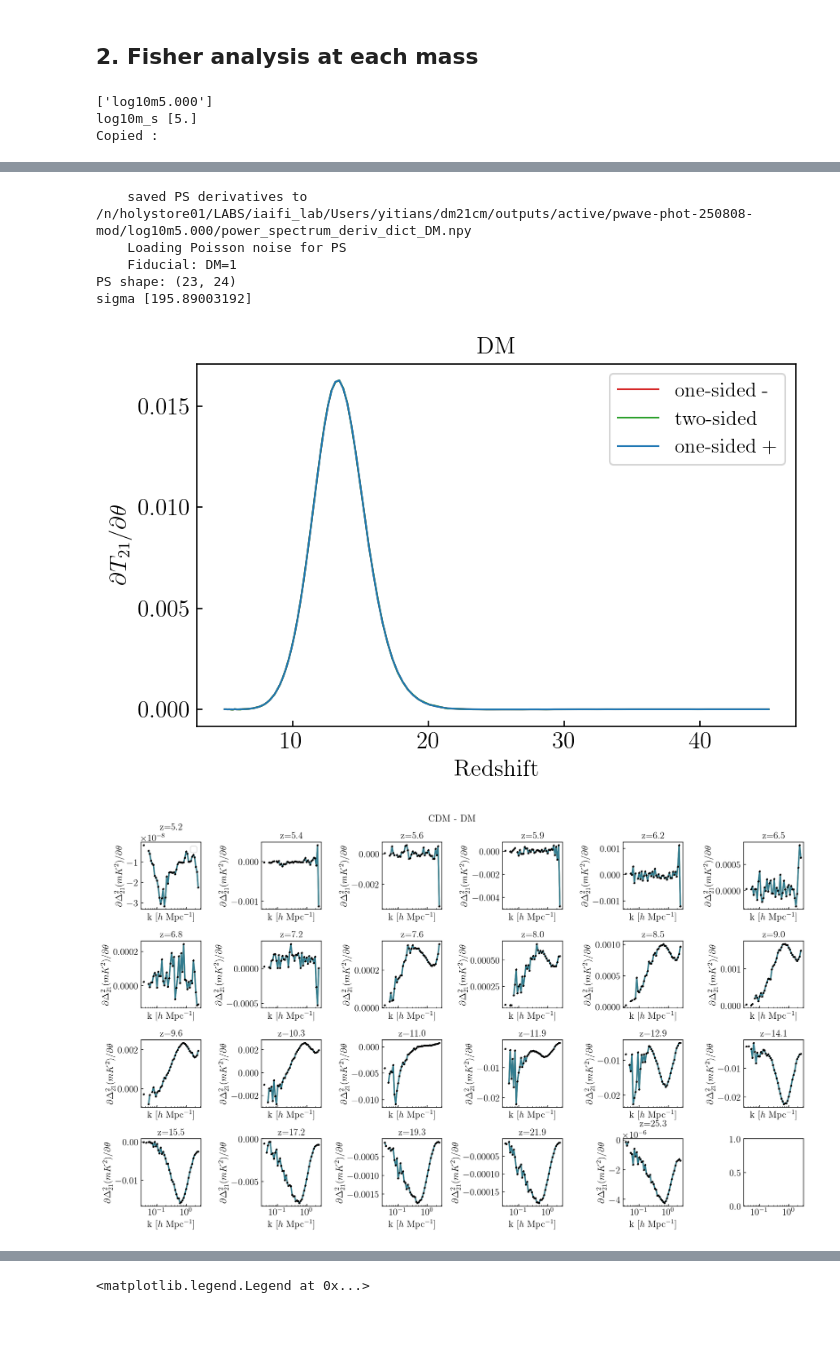
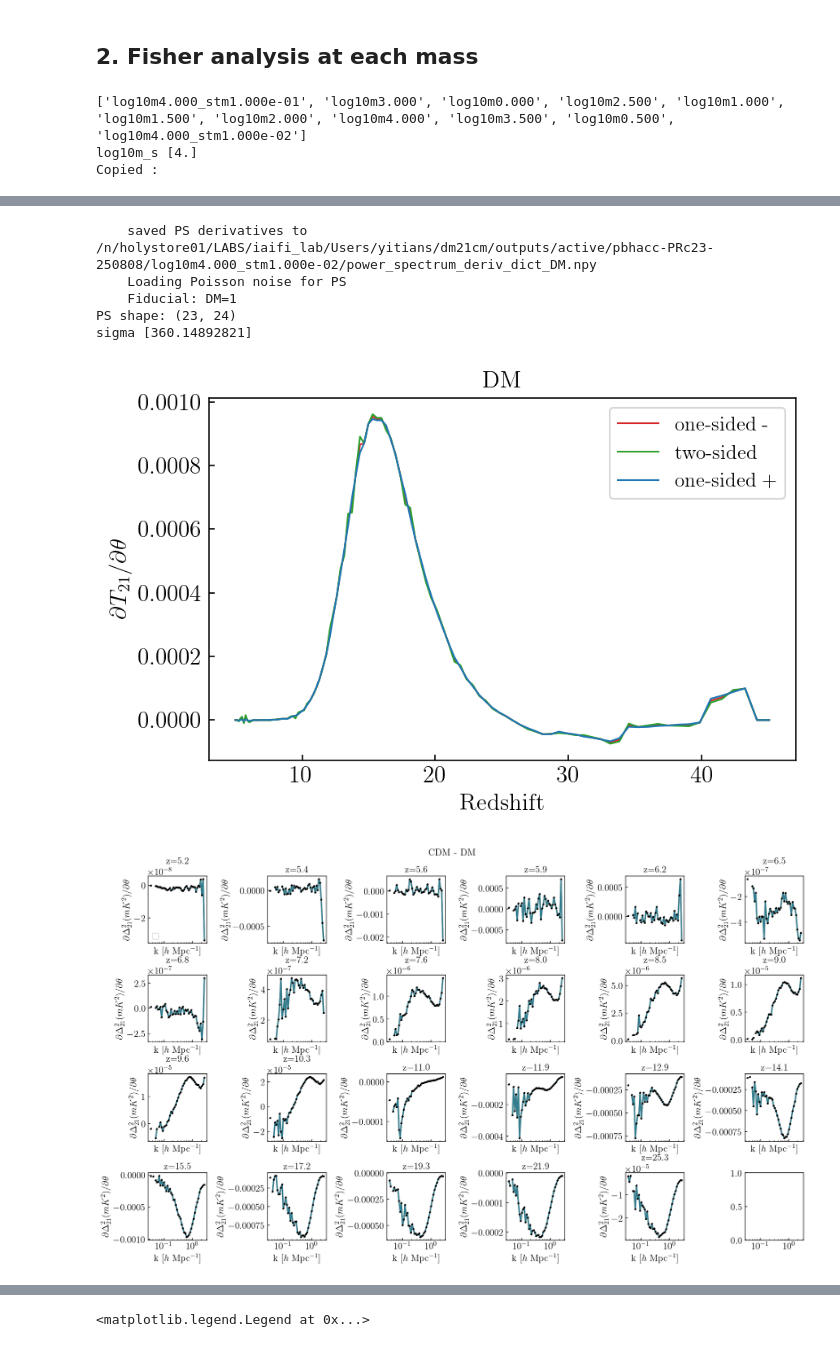
Before and after one commit to yitiansun/DM21cm, a Jupyter notebook: analysis/fisher.ipynb, the cells around one changed output, grey strips where cells are left out. Drawn from its saved outputs; the diff is of its cells as text; code cells hidden in the pictures.

```diff
--- a/analysis/fisher.ipynb
+++ b/analysis/fisher.ipynb
@@ -58,18 +58,22 @@ clear_output()
 # %%
 ! ls $outputs_dir/bkg -lt
 # %%
-run_name = 'pwave-phot-250808-mod'
+run_name = 'pbhacc-PRc23-250808'
 channel = run_name.rsplit('-', 1)[0]
 inj_dir = f"{outputs_dir}/active/{run_name}"
 print(os.listdir(inj_dir))
 
-# Get the simulated masses of the injected signal
-log10m_s = np.sort([
-    float(re.match(r'log10m([-\d\.]+)', d).group(1))
-    for d in os.listdir(inj_dir)
-    if re.match(r'log10m([-\d\.]+)', d)
-])
-# log10m_s = np.sort(log10m_s)
+stm = 0.01
+
+if stm == 1.:
+    log10m_s = np.sort([
+        float(re.match(r'log10m([-\d\.]+)', d).group(1))
+        for d in os.listdir(inj_dir)
+        if re.match(r'log10m([-\d\.]+)', d)
+    ])
+else:
+    log10m_s = np.array([4.])
+
 m_s = 10**log10m_s
 print('log10m_s', log10m_s)
 
@@ -77,39 +81,43 @@ EPSILON = 1e-6
 
 if channel == 'decay-phot':
     tau_s = decay_phot_lifetime(m_s)
-    inj_s = 1/tau_s
+    inj_s = 1/tau_s * stm
 elif channel == 'decay-elec':
     tau_s = decay_elec_lifetime(m_s)
-    inj_s = 1/tau_s
+    inj_s = 1/tau_s * stm
 elif channel.startswith('pwave-phot'):
     c_s = pwave_phot_c_sigma(m_s)
-    inj_s = c_s
+    inj_s = c_s * stm
 elif channel == 'pwave-elec':
     c_s = pwave_elec_c_sigma(m_s)
-    inj_s = c_s
+    inj_s = c_s * stm
 elif channel == 'pwave-tau':
     c_s = pwave_tau_c_sigma(m_s)
-    inj_s = c_s
+    inj_s = c_s * stm
 elif channel.startswith('pbhhr'):
     a_PBH = float(channel.split('-')[1][1:])
     f_s = pbhhr_f(m_s, a=a_PBH)
-    inj_s = f_s
+    inj_s = f_s * stm
 elif channel.startswith('pbhacc'):
     model = channel.split('-')[1]
     f_s = pbhacc_f(m_s, model)
-    inj_s = f_s
+    inj_s = f_s * stm
 
 # Copy the fiducial lightcone in each mass directory
 print('Copied :', end=' ')
 for m in m_s:
     source_file = f'{bkg_dir}/LightCone_z5.0_HIIDIM=128_BOXLEN=256_fisher_fid_r54321.h5'
-    target_file = f'{inj_dir}/log10m{np.log10(m):.3f}/LightCone_z5.0_HIIDIM=128_BOXLEN=256_fisher_fid_r54321.h5'
+    if stm != 1.:
+        m_dir = f'log10m{np.log10(m):.3f}_stm{stm:.3e}'
+    else:
+        m_dir = f'log10m{np.log10(m):.3f}'
+    target_file = f'{inj_dir}/{m_dir}/LightCone_z5.0_HIIDIM=128_BOXLEN=256_fisher_fid_r54321.h5'
     if not os.path.isfile(target_file):
         print(f'{np.log10(m):.3f}', end=' ')
         shutil.copyfile(source_file, target_file)
 # %% [output]
-['log10m5.000']
-log10m_s [5.]
+['log10m4.000_stm1.000e-01', 'log10m3.000', 'log10m0.000', 'log10m2.500', 'log10m1.000', 'log10m1.500', 'log10m2.000', 'log10m4.000', 'log10m3.500', 'log10m0.500', 'log10m4.000_stm1.000e-02']
+log10m_s [4.]
 Copied :
 # %%
 sigma_s = []
@@ -117,7 +125,10 @@ force_new = True
 
 for m in tqdm(m_s):
 
-    lc_dir = f'{inj_dir}/log10m{np.log10(m):.3f}/'
+    if stm == 1.:
+        lc_dir = f'{inj_dir}/log10m{np.log10(m):.3f}/'
+    else:
+        lc_dir = f'{inj_dir}/log10m{np.log10(m):.3f}_stm{stm:.3e}/'
     new = ('lc_redshifts.npy' not in os.listdir(lc_dir)) or force_new
 
     for param in astro_params_vary[:1]:
@@ -176,10 +203,10 @@ No artists with labels found to put in legend.  Note that artists whose label st
-    saved PS derivatives to /n/holystore01/LABS/iaifi_lab/Users/yitians/dm21cm/outputs/active/pwave-phot-250808-mod/log10m5.000/power_spectrum_deriv_dict_DM.npy
+    saved PS derivatives to /n/holystore01/LABS/iaifi_lab/Users/yitians/dm21cm/outputs/active/pbhacc-PRc23-250808/log10m4.000_stm1.000e-02/power_spectrum_deriv_dict_DM.npy
     Loading Poisson noise for PS
     Fiducial: DM=1
 PS shape: (23, 24)
-sigma [195.89003192]
+sigma [360.14892821]
-[figure, old version]
+[figure, new version]
-[figure, old version]
+[figure, new version]
 # %%
 # check sigma as a multiple of step size. recommended: 30-100
 sigma_s
```
Also changed, not shown: parts of 8 cells of this notebook, 2 other files.
